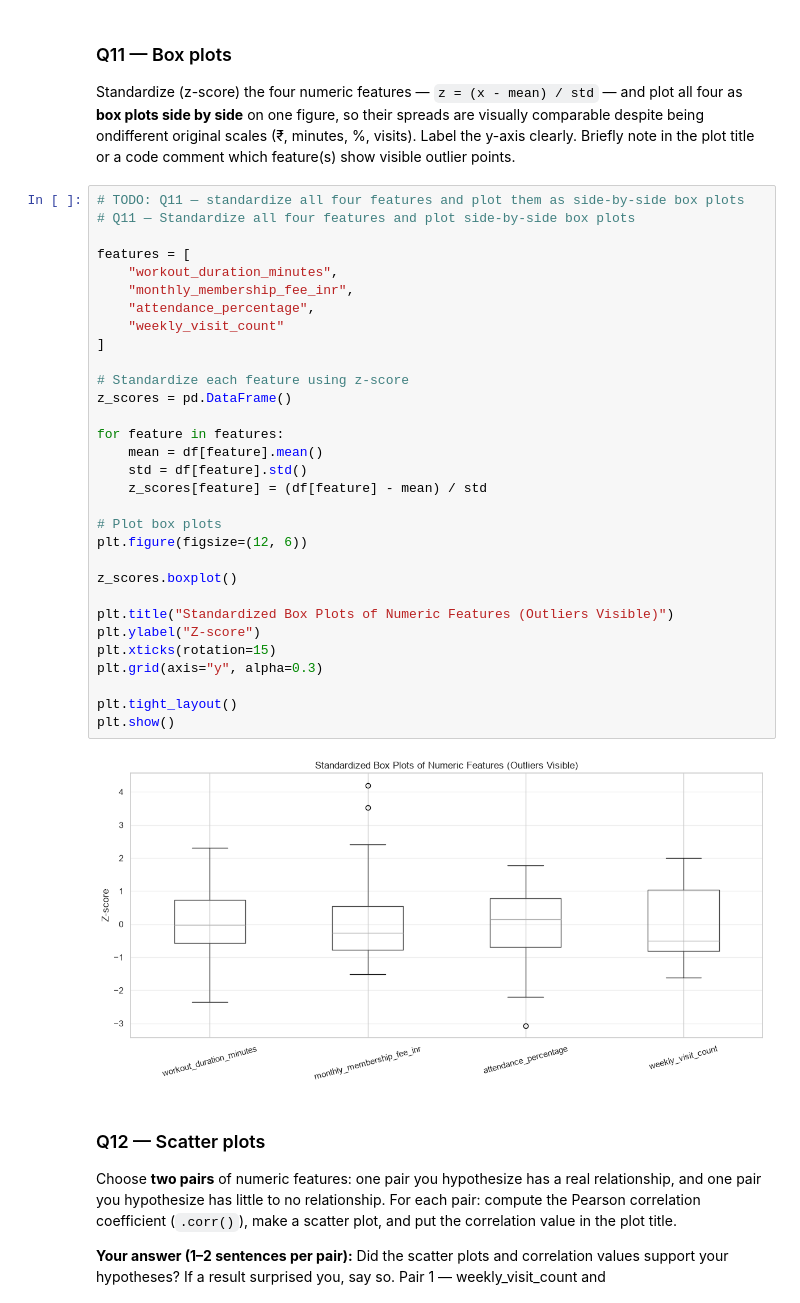
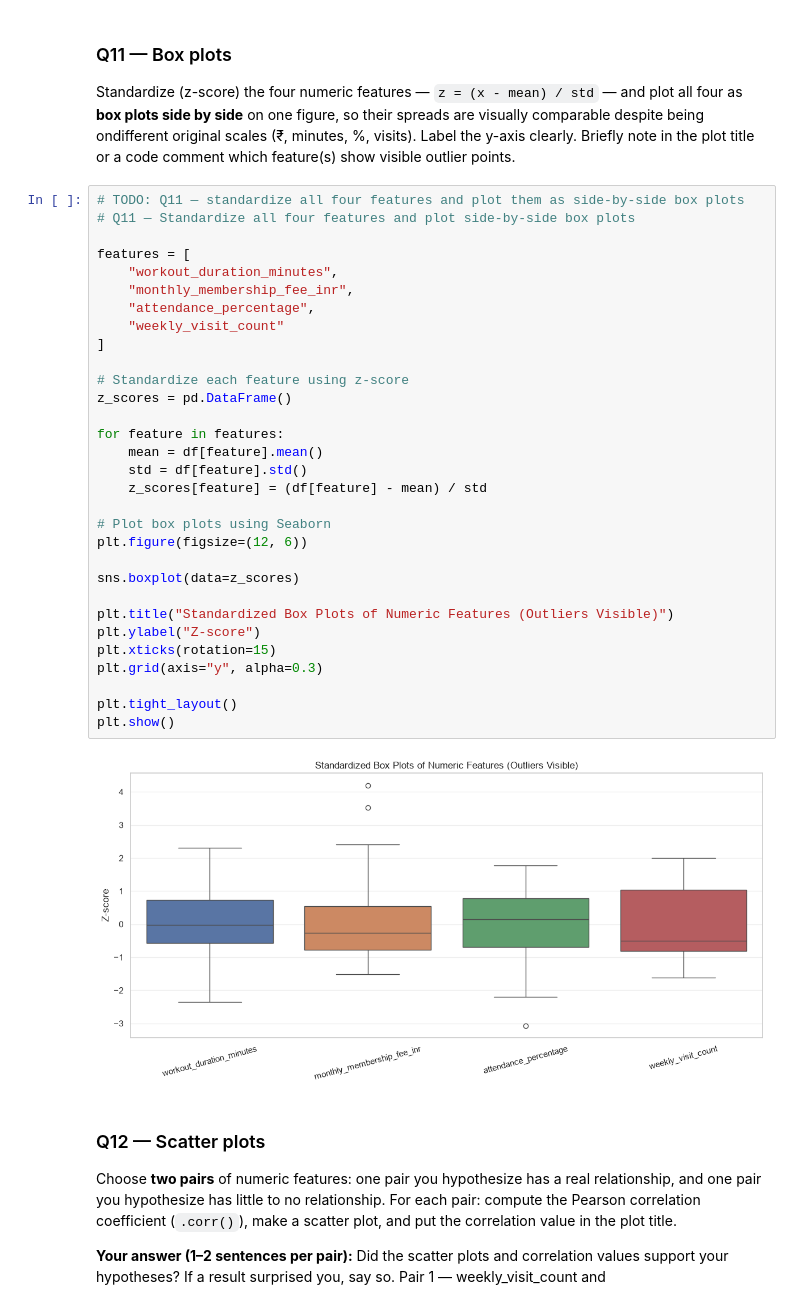
Before and after one commit to mohammedaffankhanbtech25/Data-Science-Lab, a Jupyter notebook: Lab-3/Lab3_Gym_Membership.ipynb, the cells around one changed output. Saved outputs shown, nothing was run; the diff lists cells and outputs as text.

```diff
--- a/Lab-3/Lab3_Gym_Membership.ipynb
+++ b/Lab-3/Lab3_Gym_Membership.ipynb
@@ -470,36 +470,36 @@ Standardize (z-score) the four numeric features — `z = (x - mean) / std` — a
 # %%
 # TODO: Q11 — standardize all four features and plot them as side-by-side box plots
 # Q11 — Standardize all four features and plot side-by-side box plots
 
 features = [
     "workout_duration_minutes",
     "monthly_membership_fee_inr",
     "attendance_percentage",
     "weekly_visit_count"
 ]
 
 # Standardize each feature using z-score
 z_scores = pd.DataFrame()
 
 for feature in features:
     mean = df[feature].mean()
     std = df[feature].std()
     z_scores[feature] = (df[feature] - mean) / std
 
-# Plot box plots
+# Plot box plots using Seaborn
 plt.figure(figsize=(12, 6))
 
-z_scores.boxplot()
+sns.boxplot(data=z_scores)
 
 plt.title("Standardized Box Plots of Numeric Features (Outliers Visible)")
 plt.ylabel("Z-score")
 plt.xticks(rotation=15)
 plt.grid(axis="y", alpha=0.3)
 
 plt.tight_layout()
 plt.show()
 # %% [output]
-[figure, old version]
+[figure, new version]
 # %% [markdown]
 ### Q12 — Scatter plots
 
```
Also changed, not shown: parts of 1 cell of this notebook.
